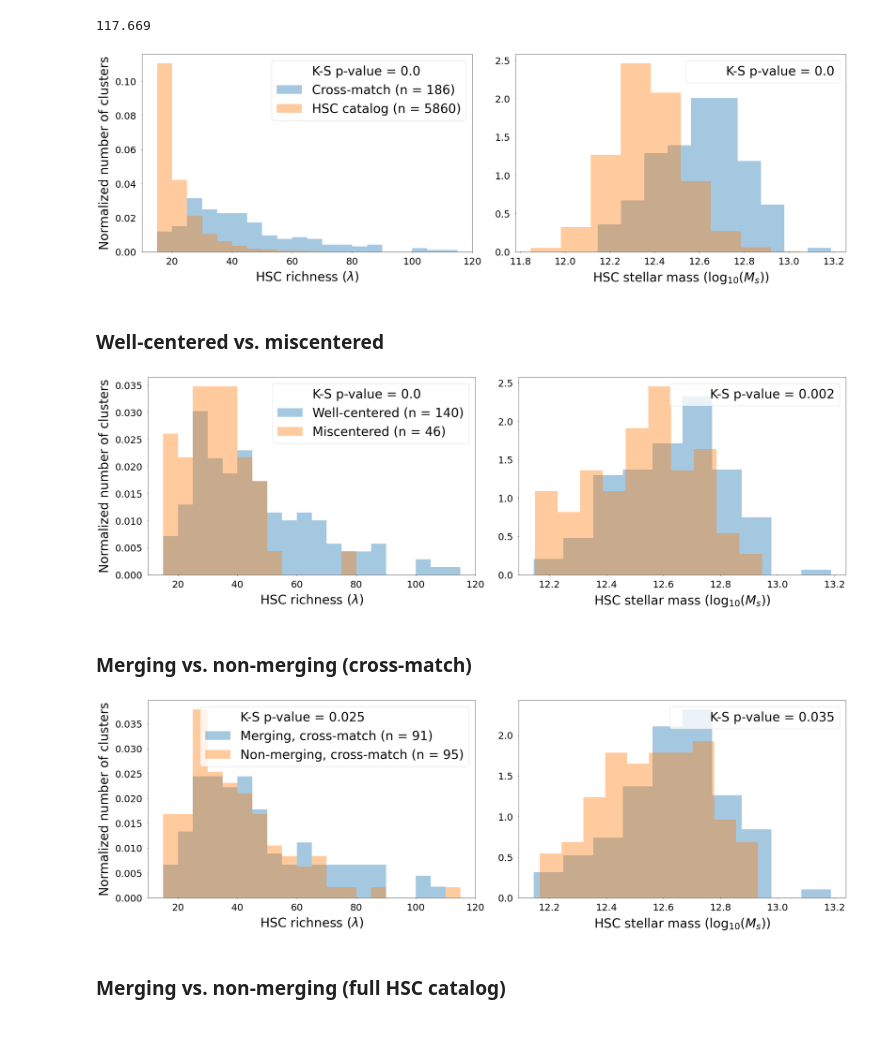
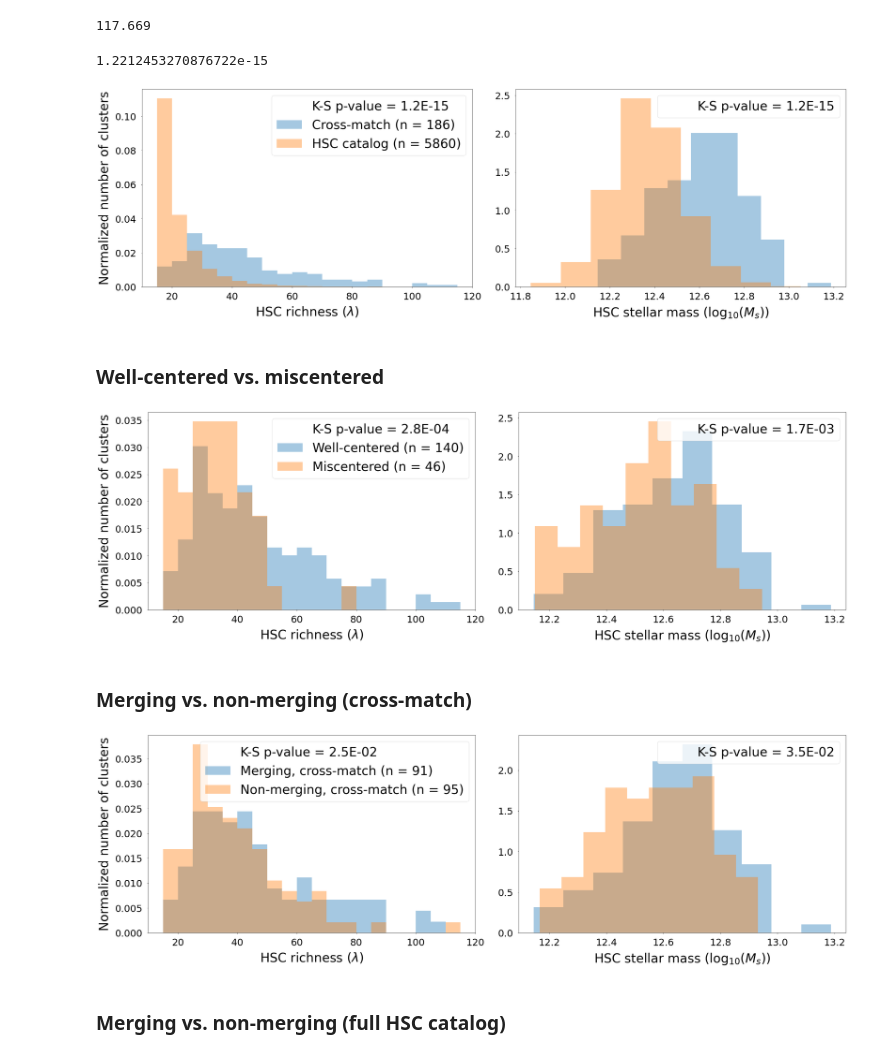
Before and after one commit to Jupiter1994/hsc-miscentering, a Jupyter notebook: Create_Catalog_and_Crossmatch_Props.ipynb, the cells around one changed output. Cells and saved outputs as stored; diff of their text form; code cells hidden in the pictures.

Commit message:
changed K-S test p-values to sci notation

```diff
--- a/Create_Catalog_and_Crossmatch_Props.ipynb
+++ b/Create_Catalog_and_Crossmatch_Props.ipynb
@@ -293,6 +293,10 @@ for ID in misc_IDs:
 max(lambdas_full)
 # %% [output]
 117.669
+# %%
+pval_masses_cm_full
+# %% [output]
+1.2212453270876722e-15
 # %%
 ### plot cm vs. global properties
 fig, ax = plt.subplots(1, 2, figsize=(36, 12))
@@ -335,13 +339,13 @@ richness_bins = np.arange(lambda_min, lambda_max, 5)
 
 lambdas_cm = HSC_cat[idx[in_crossmatch]][:,3]
 lambdas_full = HSC_cat[:,3]
-pval_lambdas_cm_full = np.round(scipy.stats.kstest(lambdas_cm, lambdas_full)[1],3)
+pval_lambdas_cm_full = scipy.stats.kstest(lambdas_cm, lambdas_full)[1]
 
 ax[0].hist(lambdas_cm, bins=richness_bins, density=True, alpha=0.4, \
          label=f'Cross-match (n = {np.sum(in_crossmatch)})')
 ax[0].hist(lambdas_full, bins=richness_bins, density=True, alpha=0.4, \
          label=f'HSC catalog (n = {len(HSC_cat)})')
-ax[0].plot([], [], ' ', label=f'K-S p-value = {pval_lambdas_cm_full}')
+ax[0].plot([], [], ' ', label=f'K-S p-value = {pval_lambdas_cm_full:.1E}')
 
 ax[0].set_xlabel('HSC richness ($\lambda$)', labelpad=labelpad)
 ax[0].set_ylabel("Normalized number of clusters", labelpad=labelpad)
@@ -357,11 +361,11 @@ ax[0].legend()
 ### stellar mass
 masses_cm = HSC_cat[idx[in_crossmatch]][:,4]
 masses_full = HSC_cat[:,4]
-pval_masses_cm_full = np.round(scipy.stats.kstest(masses_cm, masses_full)[1],3)
+pval_masses_cm_full = scipy.stats.kstest(masses_cm, masses_full)[1]
 
 ax[1].hist(masses_cm, density=True, alpha=0.4)
 ax[1].hist(masses_full, density=True, alpha=0.4)
-ax[1].plot([], [], ' ', label=f'K-S p-value = {pval_masses_cm_full}')
+ax[1].plot([], [], ' ', label=f'K-S p-value = {pval_masses_cm_full:.1E}')
 
 ax[1].set_xlabel('HSC stellar mass ($\log_{10}(M_s)$)', labelpad=labelpad)
 # ax[1,0].set_ylabel("Normalized number of clusters", labelpad=labelpad)
@@ -402,7 +406,7 @@ fig.tight_layout()
 fig.savefig("Figures/MNRAS_Paper_Figures/Data/Props_CM_vs_full", bbox_inches='tight')
 #fig.show()
 # %% [output]
-[figure, old version]
+[figure, new version]
 # %%
 print('p-values for cm-full')
 print(f'z: {scipy.stats.kstest(zs_cm, zs_full)[1]}')
@@ -451,13 +455,13 @@ richness_bins = np.arange(lambda_min, lambda_max, 5)
 
 lambdas_well_cent = HSC_cat[idx[is_well_centered]][:,3]
 lambdas_miscent = HSC_cat[idx[is_miscentered]][:,3]
-pval_lambdas_well_mis = np.round(scipy.stats.kstest(lambdas_well_cent, lambdas_miscent)[1],3)
+pval_lambdas_well_mis = scipy.stats.kstest(lambdas_well_cent, lambdas_miscent)[1]
 
 ax[0].hist(lambdas_well_cent, bins=richness_bins, density=True, alpha=0.4, \
          label=f'Well-centered (n = {np.sum(is_well_centered)})')
 ax[0].hist(lambdas_miscent, bins=richness_bins, density=True, alpha=0.4, \
          label=f'Miscentered (n = {np.sum(is_miscentered)})')
-ax[0].plot([], [], ' ', label=f'K-S p-value = {pval_lambdas_well_mis}')
+ax[0].plot([], [], ' ', label=f'K-S p-value = {pval_lambdas_well_mis:.1E}')
 
 ax[0].set_xlabel('HSC richness ($\lambda$)', labelpad=labelpad)
 ax[0].set_ylabel("Normalized number of clusters", labelpad=labelpad)
@@ -470,11 +474,11 @@ ax[0].legend()
 ## stellar mass
 masses_well_cent = HSC_cat[idx[is_well_centered]][:,4]
 masses_miscent = HSC_cat[idx[is_miscentered]][:,4]
-pval_masses_well_mis = np.round(scipy.stats.kstest(masses_well_cent, masses_miscent)[1], 3)
+pval_masses_well_mis = scipy.stats.kstest(masses_well_cent, masses_miscent)[1]
 
 ax[1].hist(masses_well_cent, density=True, alpha=0.4)
 ax[1].hist(masses_miscent, density=True, alpha=0.4)
-ax[1].plot([], [], ' ', label=f'K-S p-value = {pval_masses_well_mis}')
+ax[1].plot([], [], ' ', label=f'K-S p-value = {pval_masses_well_mis:.1E}')
 
 ax[1].set_xlabel('HSC stellar mass ($\log_{10}(M_s)$)', labelpad=labelpad)
 
@@ -485,35 +489,35 @@ if fig_titles:
 ax[1].legend()
 
 ## SNR of SZ signal
 # SNR_min = 4
 # SNR_max = 28
 # SNR_bins = np.arange(SNR_min, SNR_max, 2)
 
 # SNRs_well_cent = ACT_cat['SNR'][is_well_centered]
 # SNRs_miscent = ACT_cat['SNR'][is_miscentered]
 # pval_SNRs_well_mis = np.round(scipy.stats.kstest(SNRs_well_cent, SNRs_miscent)[1], 3)
 
 # ax[1,1].hist(SNRs_well_cent, bins=SNR_bins, density=True, alpha=0.4, \
 #          label=f'Well-centered (n = {np.sum(is_well_centered)})')
 # ax[1,1].hist(SNRs_miscent, bins=SNR_bins, density=True, alpha=0.4, \
 #          label=f'Miscentered (n = {np.sum(is_miscentered)})')
 # ax[1,1].plot([], [], ' ', label=f'K-S p-value = {pval_SNRs_well_mis}')
 
 # ax[1,1].set_xlabel('ACT signal-to-noise ratio (SNR)', labelpad=labelpad)
 
 # ax[1,1].tick_params(labelsize=tick_fontsize)
 
 # if fig_titles:
 #     ax[1,1].set_title(f'Normalized ACT SNR distribution'
 #                   '\n'
 #                   f'(x-axis limited to {SNR_min} < SNR < {SNR_bins[-1]})')
 # ax[1,1].legend()
 
 fig.tight_layout()
-fig.savefig("Figures/MNRAS_Paper_Figures/Analysis/Props_well_vs_mis", bbox_inches='tight')
+fig.savefig("Figures/MNRAS_Paper_Figures/Model/Props_well_vs_mis", bbox_inches='tight')
 #fig.show()
 # %% [output]
-[figure, old version]
+[figure, new version]
 # %% [markdown]
 ### Merging vs. non-merging (cross-match)
 # %%
@@ -556,13 +560,13 @@ richness_bins = np.arange(lambda_min, lambda_max, 5)
 
 lambdas_merging_cm = HSC_cat[idx[in_crossmatch]][is_merging_cm][:,3]
 lambdas_nonmerg_cm = HSC_cat[idx[in_crossmatch]][~is_merging_cm][:,3]
-pval_lambdas_merg_non_cm = np.round(scipy.stats.kstest(lambdas_merging_cm, lambdas_nonmerg_cm)[1], 3)
+pval_lambdas_merg_non_cm = scipy.stats.kstest(lambdas_merging_cm, lambdas_nonmerg_cm)[1]
 
 ax[0].hist(lambdas_merging_cm, bins=richness_bins, density=True, alpha=0.4, \
          label=f'Merging, cross-match (n = {np.sum(is_merging_cm)})')
 ax[0].hist(lambdas_nonmerg_cm, bins=richness_bins, density=True, alpha=0.4, \
          label=f'Non-merging, cross-match (n = {np.sum(~is_merging_cm)})')
-ax[0].plot([], [], ' ', label=f'K-S p-value = {pval_lambdas_merg_non_cm}')
+ax[0].plot([], [], ' ', label=f'K-S p-value = {pval_lambdas_merg_non_cm:.1E}')
 
 ax[0].set_xlabel('HSC richness ($\lambda$)', labelpad=labelpad)
 ax[0].set_ylabel("Normalized number of clusters", labelpad=labelpad)
@@ -576,11 +580,11 @@ ax[0].legend()
 ## stellar mass
 masses_merging_cm = HSC_cat[idx[in_crossmatch]][is_merging_cm][:,4]
 masses_nonmerg_cm = HSC_cat[idx[in_crossmatch]][~is_merging_cm][:,4]
-pval_masses_merg_non_cm = np.round(scipy.stats.kstest(masses_merging_cm, masses_nonmerg_cm)[1], 3)
+pval_masses_merg_non_cm = scipy.stats.kstest(masses_merging_cm, masses_nonmerg_cm)[1]
 
 ax[1].hist(masses_merging_cm, density=True, alpha=0.4)
 ax[1].hist(masses_nonmerg_cm, density=True, alpha=0.4)
-ax[1].plot([], [], ' ', label=f'K-S p-value = {pval_masses_merg_non_cm}')
+ax[1].plot([], [], ' ', label=f'K-S p-value = {pval_masses_merg_non_cm:.1E}')
 
 ax[1].set_xlabel('HSC stellar mass ($\log_{10}(M_s)$)', labelpad=labelpad)
 ax[1].tick_params(labelsize=tick_fontsize)
@@ -619,7 +623,7 @@ fig.savefig(\
 "Figures/MNRAS_Paper_Figures/Analysis/Mergers/Props_merg_vs_non_CM", bbox_inches='tight')
 #fig.show()
 # %% [output]
-[figure, old version]
+[figure, new version]
 # %% [markdown]
 ### Merging vs. non-merging (full HSC catalog)
 # %%
```
